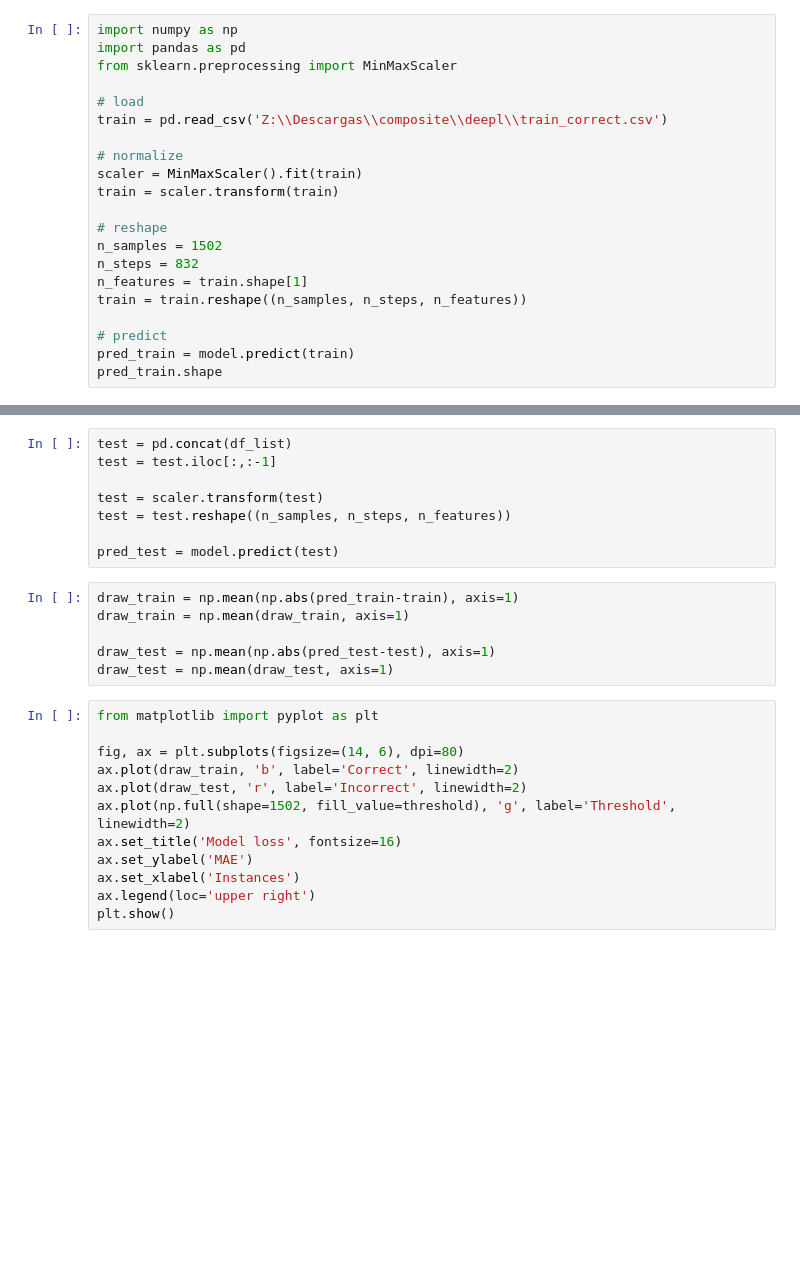
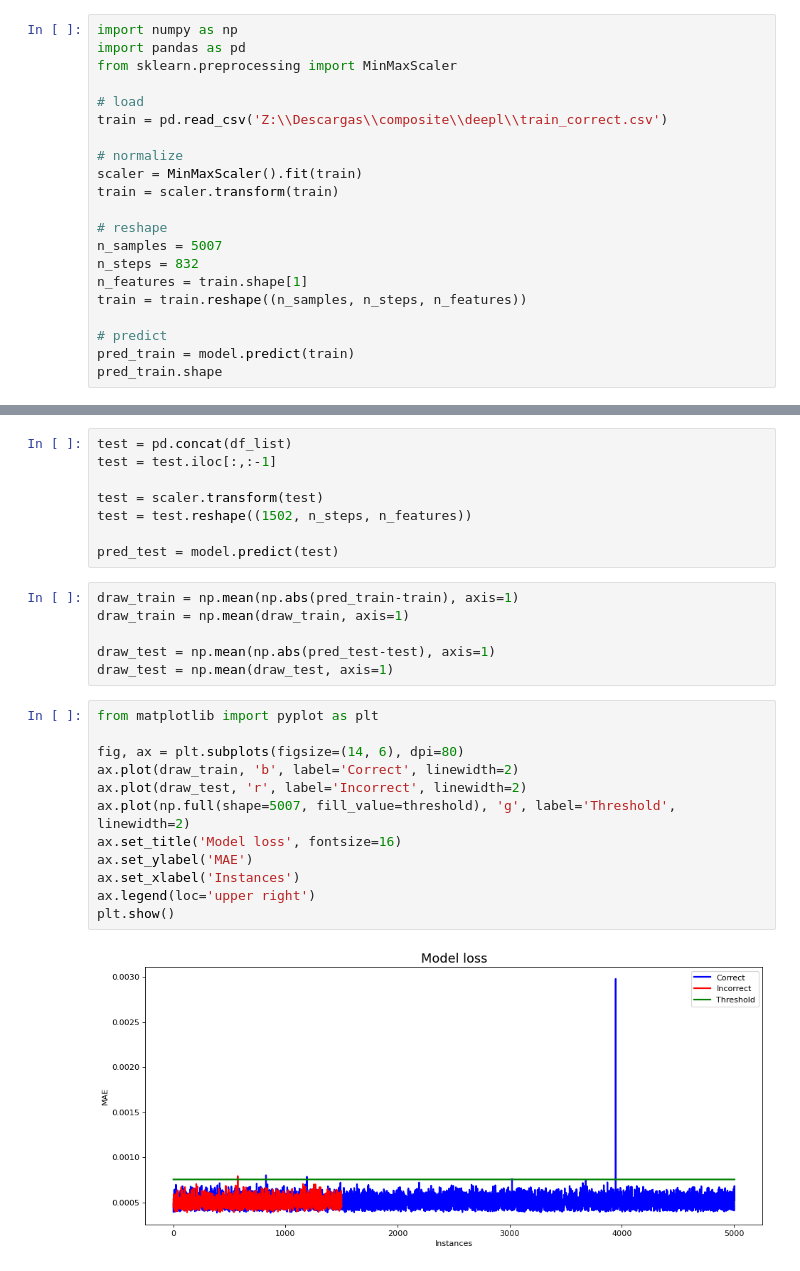
Before and after one commit to alokproc/aprendizaje_automatico_avanzado, a Jupyter notebook: 04_graded_lab/composite_lstm.ipynb, the cells around one changed output, grey strips where cells are left out. Saved outputs shown, nothing was run; the diff lists cells and outputs as text; blank space fills up the shorter version.

```diff
--- a/04_graded_lab/composite_lstm.ipynb
+++ b/04_graded_lab/composite_lstm.ipynb
@@ -163,7 +202,7 @@ scaler = MinMaxScaler().fit(train)
 train = scaler.transform(train)
 
 # reshape
-n_samples = 1502
+n_samples = 5007
 n_steps = 832
 n_features = train.shape[1]
 train = train.reshape((n_samples, n_steps, n_features))
@@ -205,7 +252,7 @@ test = pd.concat(df_list)
 test = test.iloc[:,:-1]
 
 test = scaler.transform(test)
-test = test.reshape((n_samples, n_steps, n_features))
+test = test.reshape((1502, n_steps, n_features))
 
 pred_test = model.predict(test)
 # %%
@@ -217,12 +264,14 @@ draw_test = np.mean(draw_test, axis=1)
 # %%
 from matplotlib import pyplot as plt
 
 fig, ax = plt.subplots(figsize=(14, 6), dpi=80)
 ax.plot(draw_train, 'b', label='Correct', linewidth=2)
 ax.plot(draw_test, 'r', label='Incorrect', linewidth=2)
-ax.plot(np.full(shape=1502, fill_value=threshold), 'g', label='Threshold', linewidth=2)
+ax.plot(np.full(shape=5007, fill_value=threshold), 'g', label='Threshold', linewidth=2)
 ax.set_title('Model loss', fontsize=16)
 ax.set_ylabel('MAE')
 ax.set_xlabel('Instances')
 ax.legend(loc='upper right')
 plt.show()
+# %% [output]
+[figure, added]
```
Also changed, not shown: parts of 12 cells of this notebook, 2 other files.
